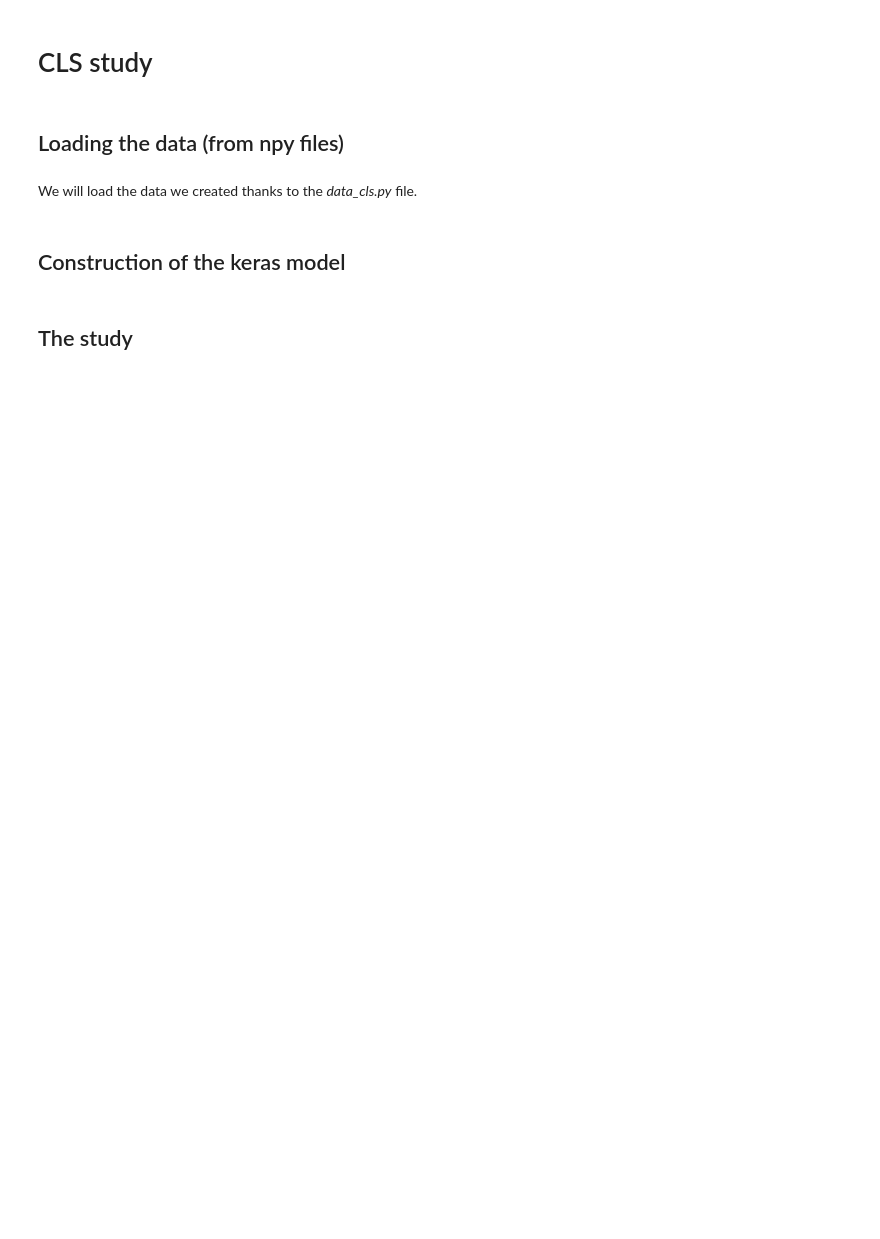
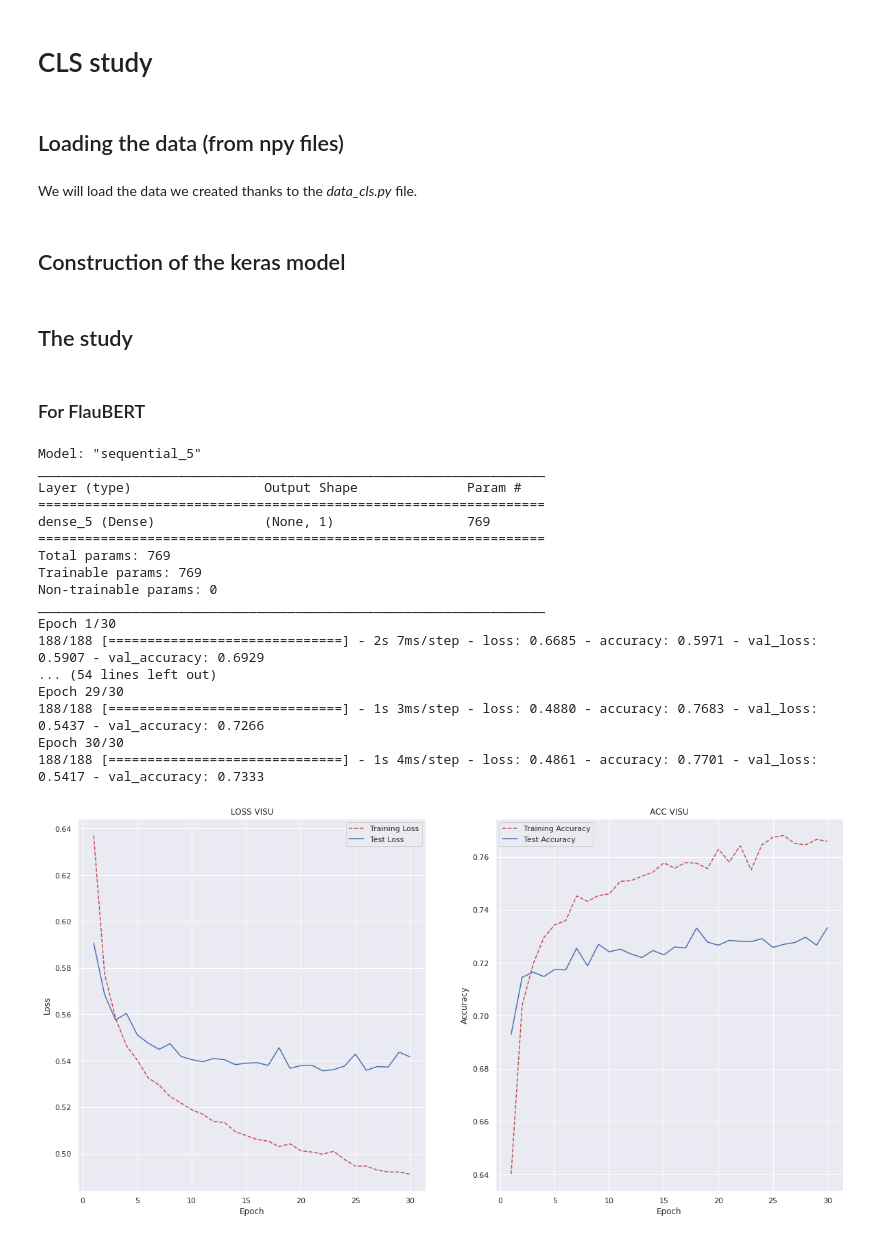
Before and after one commit to lolofo/pir_irisa_insa, a Jupyter notebook: cls_study.ipynb, the cells around one changed output. Drawn from its saved outputs; the diff is of its cells as text; code cells hidden in the pictures; blank space fills up the shorter version.

```diff
--- a/cls_study.ipynb
+++ b/cls_study.ipynb
@@ -123,3 +123,27 @@ def class_head(X_train, y_train,
     return model, fig
 # %% [markdown]
 ## The study
+# %% [markdown]
+### For FlauBERT
+# %%
+# embedding on the layer 12 (penultimate) on the pre-trained model.
+m, f = class_head(train_fl_12, train_label_fl_12, test_fl_12, test_label_fl_12)
+# %% [output]
+Model: "sequential_5"
+_________________________________________________________________
+Layer (type)                 Output Shape              Param #
+=================================================================
+dense_5 (Dense)              (None, 1)                 769
+=================================================================
+Total params: 769
+Trainable params: 769
+Non-trainable params: 0
+_________________________________________________________________
+Epoch 1/30
+188/188 [==============================] - 2s 7ms/step - loss: 0.6685 - accuracy: 0.5971 - val_loss: 0.5907 - val_accuracy: 0.6929
+... (54 lines left out)
+Epoch 29/30
+188/188 [==============================] - 1s 3ms/step - loss: 0.4880 - accuracy: 0.7683 - val_loss: 0.5437 - val_accuracy: 0.7266
+Epoch 30/30
+188/188 [==============================] - 1s 4ms/step - loss: 0.4861 - accuracy: 0.7701 - val_loss: 0.5417 - val_accuracy: 0.7333
+[figure, added]
```
Also changed, not shown: parts of 14 cells of this notebook, 6 other files.
